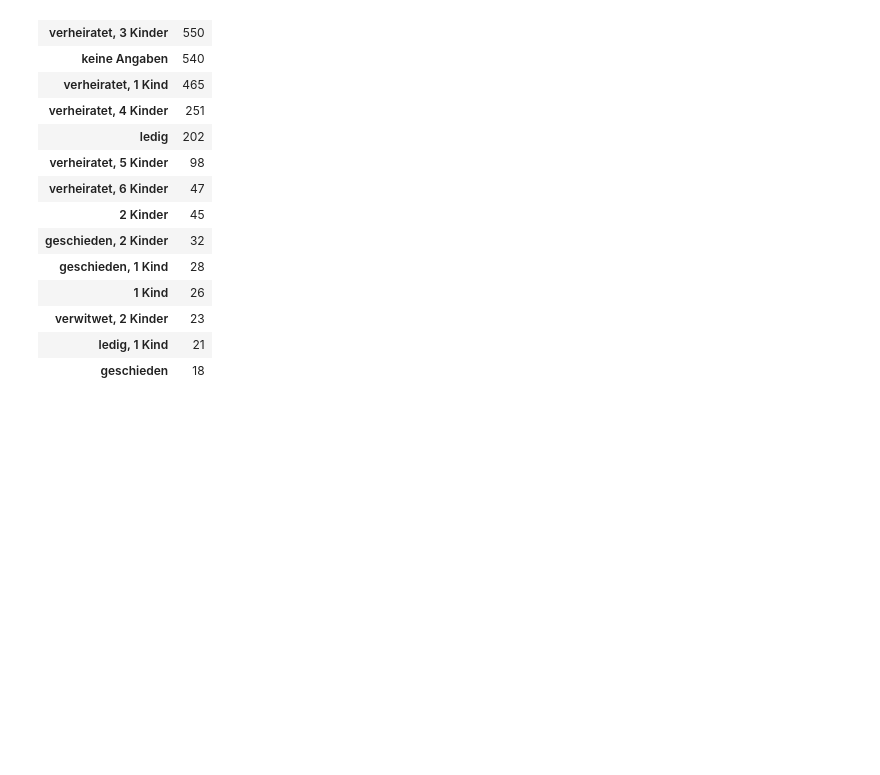
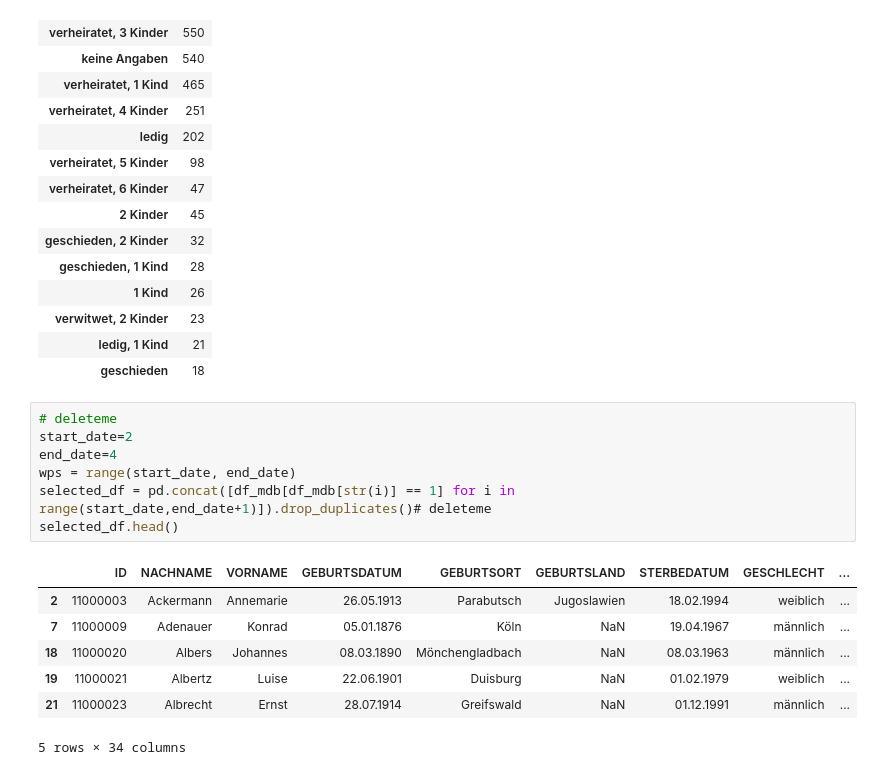
Before and after one commit to mrs-curi0sity/bundestag-mining, a Jupyter notebook: Parse_Stammdaten.ipynb, the cells around one changed output. Drawn from its saved outputs; the diff is of its cells as text; blank space fills up the shorter version.

```diff
--- a/Parse_Stammdaten.ipynb
+++ b/Parse_Stammdaten.ipynb
@@ -137,3 +189,18 @@ df_mdb[['ID', 'FAMILIENSTAND']].groupby('FAMILIENSTAND').count().sort_values(by=
 | verwitwet, 2 Kinder | 23 |
 | ledig, 1 Kind | 21 |
 | geschieden | 18 |
+# %%
+# deleteme
+start_date=2
+end_date=4
+wps = range(start_date, end_date)
+selected_df = pd.concat([df_mdb[df_mdb[str(i)] == 1] for i in range(start_date,end_date+1)]).drop_duplicates()# deleteme
+selected_df.head()
+# %% [output]
+|  | ID | NACHNAME | VORNAME | GEBURTSDATUM | GEBURTSORT | GEBURTSLAND | STERBEDATUM | GESCHLECHT | ... |
+| 2 | 11000003 | Ackermann | Annemarie | 26.05.1913 | Parabutsch | Jugoslawien | 18.02.1994 | weiblich | ... |
+| 7 | 11000009 | Adenauer | Konrad | 05.01.1876 | Köln | NaN | 19.04.1967 | männlich | ... |
+| 18 | 11000020 | Albers | Johannes | 08.03.1890 | Mönchengladbach | NaN | 08.03.1963 | männlich | ... |
+| 19 | 11000021 | Albertz | Luise | 22.06.1901 | Duisburg | NaN | 01.02.1979 | weiblich | ... |
+| 21 | 11000023 | Albrecht | Ernst | 28.07.1914 | Greifswald | NaN | 01.12.1991 | männlich | ... |
+5 rows × 34 columns
```
Also changed, not shown: parts of 14 cells of this notebook, 2 other files.
